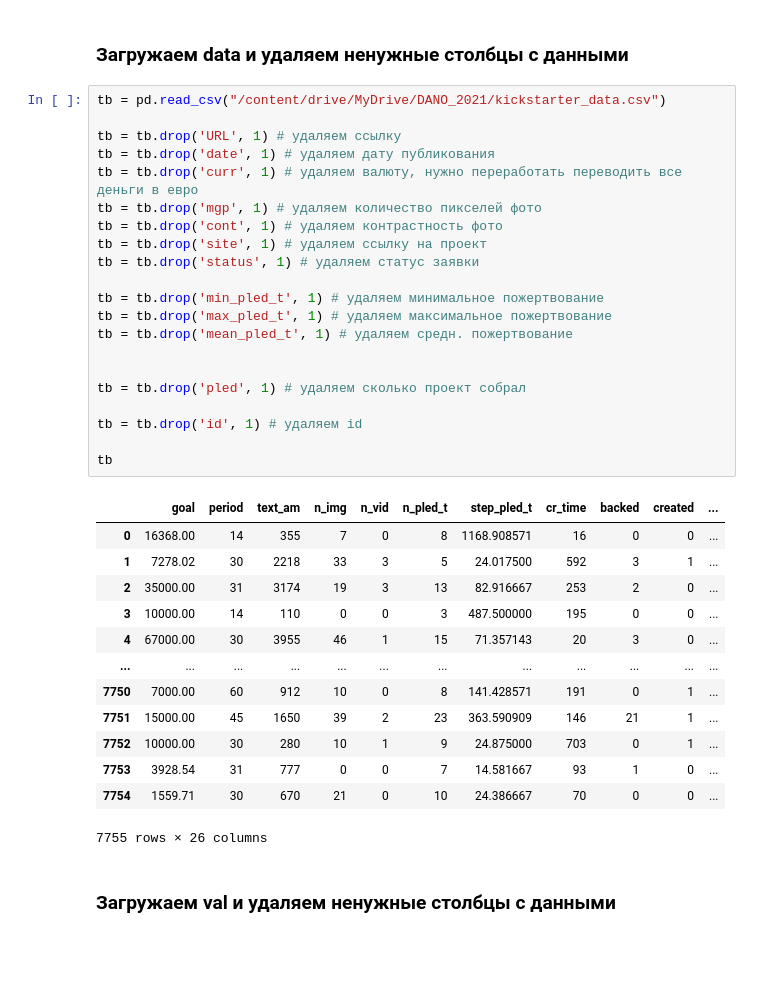
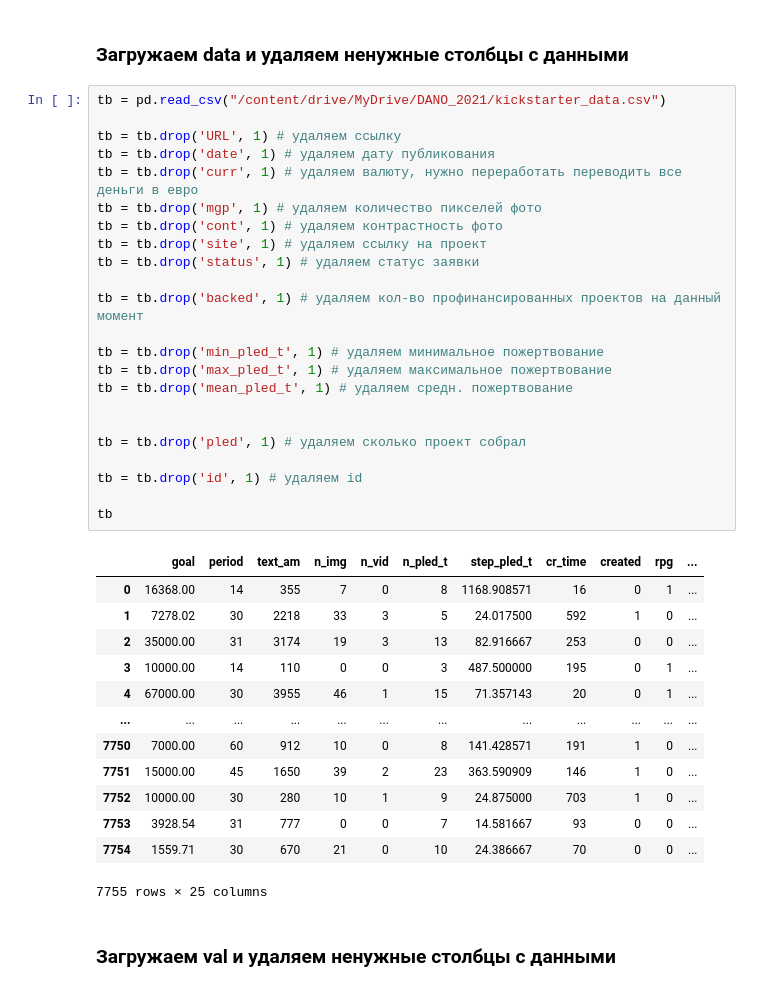
Before and after one commit to Arvp757/DANO-Kickstarter, a Jupyter notebook: main.ipynb, the cells around one changed output. Drawn from its saved outputs; the diff is of its cells as text; blank space fills up the shorter version.

```diff
--- a/main.ipynb
+++ b/main.ipynb
@@ -79,38 +79,40 @@ sns.set_palette(custom_colors)
 # %%
 tb = pd.read_csv("/content/drive/MyDrive/DANO_2021/kickstarter_data.csv")
 
 tb = tb.drop('URL', 1) # удаляем ссылку
 tb = tb.drop('date', 1) # удаляем дату публикования
 tb = tb.drop('curr', 1) # удаляем валюту, нужно переработать переводить все деньги в евро
 tb = tb.drop('mgp', 1) # удаляем количество пикселей фото
 tb = tb.drop('cont', 1) # удаляем контрастность фото
 tb = tb.drop('site', 1) # удаляем ссылку на проект
 tb = tb.drop('status', 1) # удаляем статус заявки
 
+tb = tb.drop('backed', 1) # удаляем кол-во профинансированных проектов на данный момент
+
 tb = tb.drop('min_pled_t', 1) # удаляем минимальное пожертвование
 tb = tb.drop('max_pled_t', 1) # удаляем максимальное пожертвование
 tb = tb.drop('mean_pled_t', 1) # удаляем средн. пожертвование
 
 
 tb = tb.drop('pled', 1) # удаляем сколько проект собрал
 
 tb = tb.drop('id', 1) # удаляем id
 
 tb
 # %% [output]
-|  | goal | period | text_am | n_img | n_vid | n_pled_t | step_pled_t | cr_time | backed | created | ... |
-| 0 | 16368.00 | 14 | 355 | 7 | 0 | 8 | 1168.908571 | 16 | 0 | 0 | ... |
-| 1 | 7278.02 | 30 | 2218 | 33 | 3 | 5 | 24.017500 | 592 | 3 | 1 | ... |
-| 2 | 35000.00 | 31 | 3174 | 19 | 3 | 13 | 82.916667 | 253 | 2 | 0 | ... |
-| 3 | 10000.00 | 14 | 110 | 0 | 0 | 3 | 487.500000 | 195 | 0 | 0 | ... |
-| 4 | 67000.00 | 30 | 3955 | 46 | 1 | 15 | 71.357143 | 20 | 3 | 0 | ... |
+|  | goal | period | text_am | n_img | n_vid | n_pled_t | step_pled_t | cr_time | created | rpg | ... |
+| 0 | 16368.00 | 14 | 355 | 7 | 0 | 8 | 1168.908571 | 16 | 0 | 1 | ... |
+| 1 | 7278.02 | 30 | 2218 | 33 | 3 | 5 | 24.017500 | 592 | 1 | 0 | ... |
+| 2 | 35000.00 | 31 | 3174 | 19 | 3 | 13 | 82.916667 | 253 | 0 | 0 | ... |
+| 3 | 10000.00 | 14 | 110 | 0 | 0 | 3 | 487.500000 | 195 | 0 | 1 | ... |
+| 4 | 67000.00 | 30 | 3955 | 46 | 1 | 15 | 71.357143 | 20 | 0 | 1 | ... |
 | ... | ... | ... | ... | ... | ... | ... | ... | ... | ... | ... | ... |
-| 7750 | 7000.00 | 60 | 912 | 10 | 0 | 8 | 141.428571 | 191 | 0 | 1 | ... |
-| 7751 | 15000.00 | 45 | 1650 | 39 | 2 | 23 | 363.590909 | 146 | 21 | 1 | ... |
-| 7752 | 10000.00 | 30 | 280 | 10 | 1 | 9 | 24.875000 | 703 | 0 | 1 | ... |
-| 7753 | 3928.54 | 31 | 777 | 0 | 0 | 7 | 14.581667 | 93 | 1 | 0 | ... |
+| 7750 | 7000.00 | 60 | 912 | 10 | 0 | 8 | 141.428571 | 191 | 1 | 0 | ... |
+| 7751 | 15000.00 | 45 | 1650 | 39 | 2 | 23 | 363.590909 | 146 | 1 | 0 | ... |
+| 7752 | 10000.00 | 30 | 280 | 10 | 1 | 9 | 24.875000 | 703 | 1 | 0 | ... |
+| 7753 | 3928.54 | 31 | 777 | 0 | 0 | 7 | 14.581667 | 93 | 0 | 0 | ... |
 | 7754 | 1559.71 | 30 | 670 | 21 | 0 | 10 | 24.386667 | 70 | 0 | 0 | ... |
-7755 rows × 26 columns
+7755 rows × 25 columns
 # %% [markdown]
 ### Загружаем val и удаляем ненужные столбцы с данными
 # %%
```
Also changed, not shown: parts of 18 cells of this notebook.
